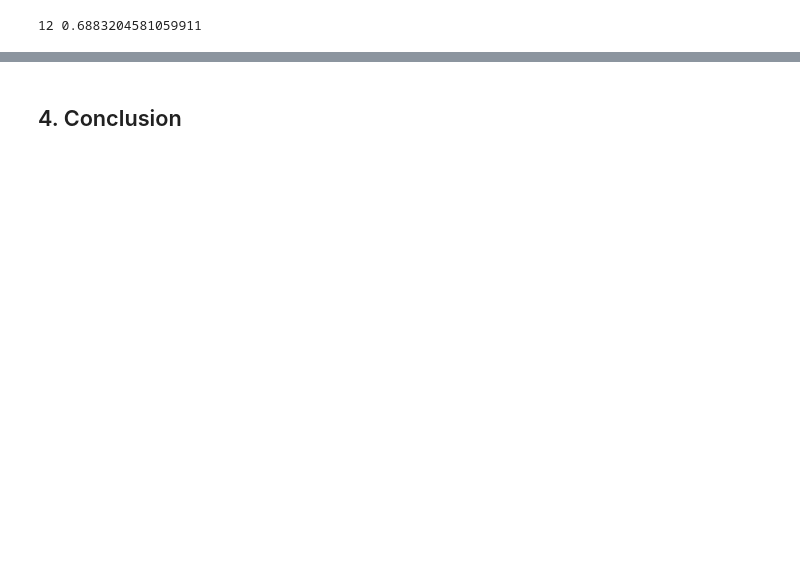
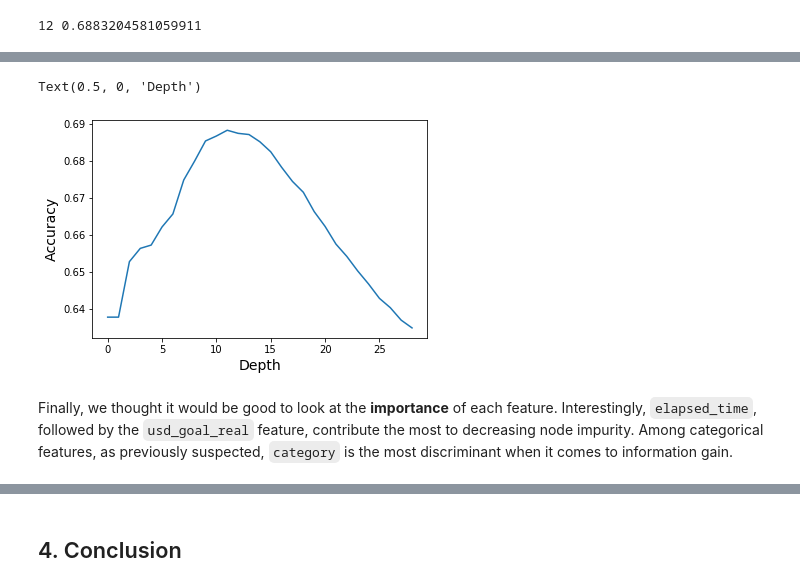
Before and after one commit to tbacha/DMML2019_Team_Apple, a Jupyter notebook: code/Kickstarter_notebook_Team_Apple_ML.ipynb, the cells around one changed output, grey strips where cells are left out. Drawn from its saved outputs; the diff is of its cells as text; code cells hidden in the pictures; blank space fills up the shorter version.

```diff
--- a/code/Kickstarter_notebook_Team_Apple_ML.ipynb
+++ b/code/Kickstarter_notebook_Team_Apple_ML.ipynb
@@ -214,3 +262,12 @@ print(i+1, scores[i])
+# %%
+plt.plot(scores)
+plt.ylabel("Accuracy", size=14)
+plt.xlabel("Depth", size=14)
+# %% [output]
+Text(0.5, 0, 'Depth')
+[figure, added]
+# %% [markdown]
+Finally, we thought it would be good to look at the **importance** of each feature. Interestingly, `elapsed_time`, followed by the `usd_goal_real` feature, contribute the most to decreasing node impurity. Among categorical features, as previously suspected, `category` is the most discriminant when it comes to information gain.
 # %%
 list(zip(X_train.columns, DT.feature_importances_))
 # %% [output]
```
Also changed, not shown: parts of 60 cells of this notebook, 1 other file.
